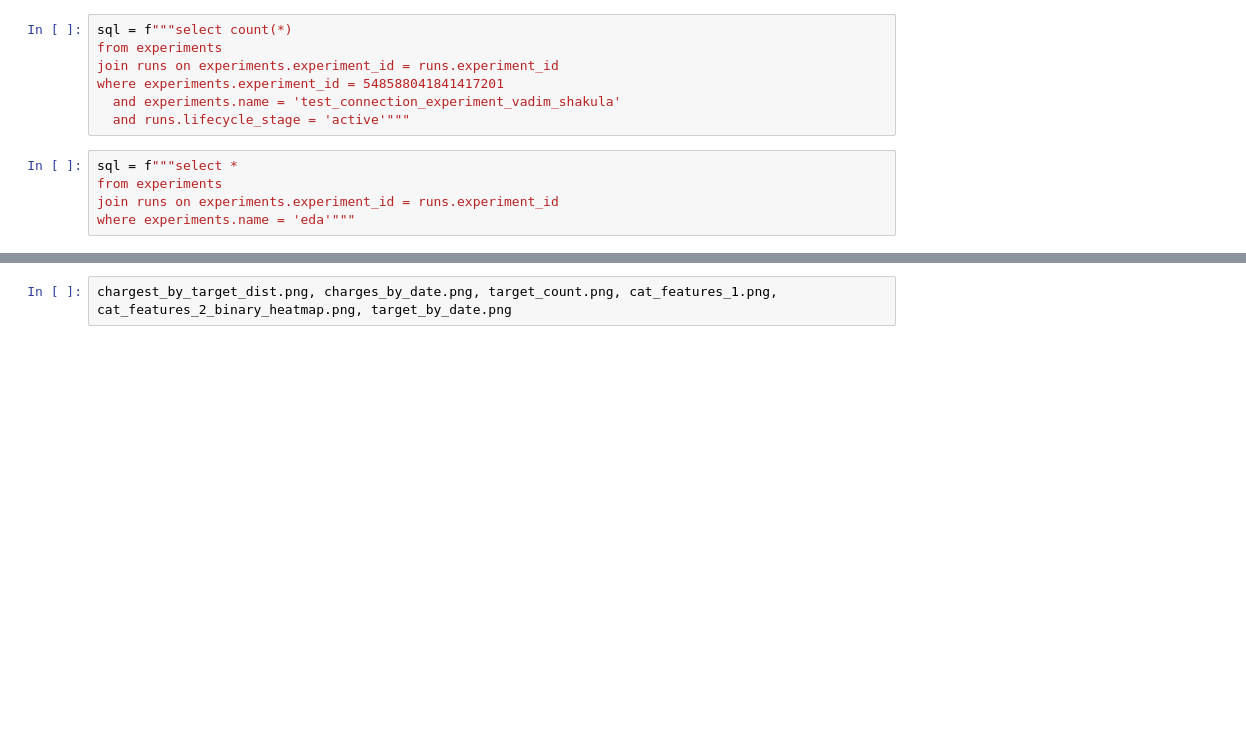
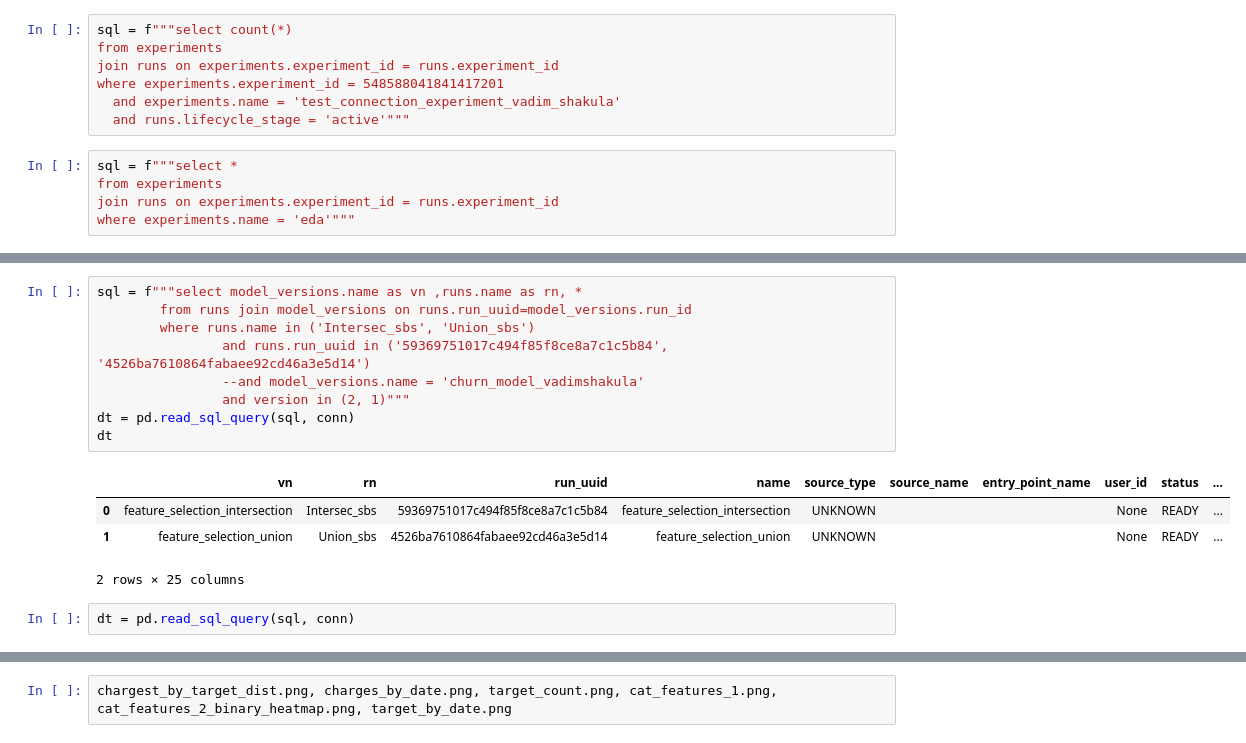
Before and after one commit to VSHAKULA90/mle-mlflow, a Jupyter notebook: 1. table_columns_2.ipynb, the cells around one changed output, grey strips where cells are left out. Cells and saved outputs as stored; diff of their text form; blank space fills up the shorter version.

```diff
--- a/1. table_columns_2.ipynb
+++ b/1. table_columns_2.ipynb
@@ -180,0 +194,16 @@ where experiments.name = 'eda'"""
+# %%
+sql = f"""select model_versions.name as vn ,runs.name as rn, *
+        from runs join model_versions on runs.run_uuid=model_versions.run_id
+        where runs.name in ('Intersec_sbs', 'Union_sbs')
+                and runs.run_uuid in ('59369751017c494f85f8ce8a7c1c5b84', '4526ba7610864fabaee92cd46a3e5d14')
+                --and model_versions.name = 'churn_model_vadimshakula'
+                and version in (2, 1)"""
+dt = pd.read_sql_query(sql, conn)
+dt
+# %% [output]
+|  | vn | rn | run_uuid | name | source_type | source_name | entry_point_name | user_id | status | ... |
+| 0 | feature_selection_intersection | Intersec_sbs | 59369751017c494f85f8ce8a7c1c5b84 | feature_selection_intersection | UNKNOWN |  |  | None | READY | ... |
+| 1 | feature_selection_union | Union_sbs | 4526ba7610864fabaee92cd46a3e5d14 | feature_selection_union | UNKNOWN |  |  | None | READY | ... |
+2 rows × 25 columns
+# %%
+dt = pd.read_sql_query(sql, conn)
```
Also changed, not shown: parts of 4 cells of this notebook, 25 other files.
